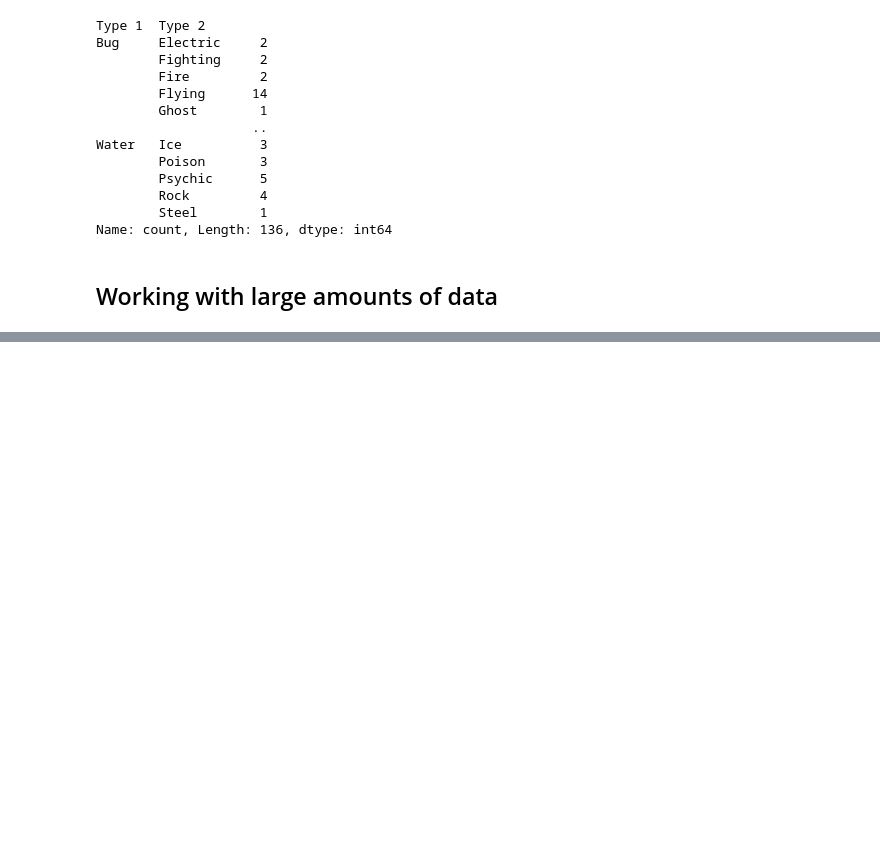
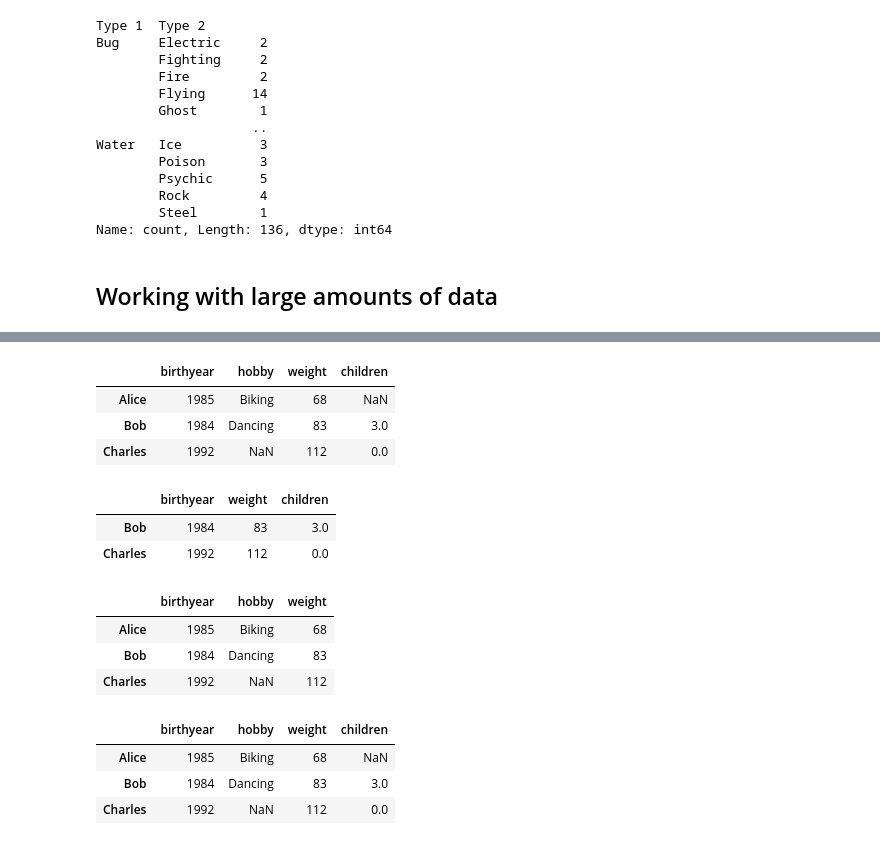
Before and after one commit to MufanColin/handson-ml3, a Jupyter notebook: practice/practice_pandas.ipynb, the cells around one changed output, grey strips where cells are left out. Drawn from its saved outputs; the diff is of its cells as text; code cells hidden in the pictures; blank space fills up the shorter version.

```diff
--- a/practice/practice_pandas.ipynb
+++ b/practice/practice_pandas.ipynb
@@ -384,0 +367,66 @@ Rock              2          2
+# %%
+people = pd.DataFrame({
+    'birthyear': {'Alice': 1985, 'Bob': 1984, 'Charles': 1992},
+    'hobby': {'Alice': 'Biking', 'Bob': 'Dancing'},
+    'weight': {'Alice': 68, 'Bob': 83, 'Charles': 112},
+    'children': {'Bob': 3.0, 'Charles': 0.0}
+})
+people
+# %% [output]
+|  | birthyear | hobby | weight | children |
+| Alice | 1985 | Biking | 68 | NaN |
+| Bob | 1984 | Dancing | 83 | 3.0 |
+| Charles | 1992 | NaN | 112 | 0.0 |
+# %%
+people = pd.DataFrame({
+    'birthyear': {'Alice': 1985, 'Bob': 1984, 'Charles': 1992},
+    'hobby': {'Alice': 'Biking', 'Bob': 'Dancing'},
+    'weight': {'Alice': 68, 'Bob': 83, 'Charles': 112},
+    'children': {'Bob': 3.0, 'Charles': 0.0}
+})
+
+new_people = pd.DataFrame({
+    'birthyear': pd.Series([2000, 2002], index=['Paul', 'Carter']),
+    'hobby': pd.Series('Running', index=['Paul']),
+    'weight': pd.Series([100, 90], index=['Paul', 'Carter']),
+    'children': pd.Series(0, index=['Paul'])
+})
+
+people = people.drop('Alice', axis=0)
+# people = people.drop()
+people = people.drop('hobby', axis=1)
+people
+# people
+
+# pd.concat([people, new_people])
+# %% [output]
+|  | birthyear | weight | children |
+| Bob | 1984 | 83 | 3.0 |
+| Charles | 1992 | 112 | 0.0 |
+# %%
+people = pd.DataFrame({
+    'birthyear': {'Alice': 1985, 'Bob': 1984, 'Charles': 1992},
+    'hobby': {'Alice': 'Biking', 'Bob': 'Dancing'},
+    'weight': {'Alice': 68, 'Bob': 83, 'Charles': 112},
+    'children': {'Bob': 3.0, 'Charles': 0.0}
+})
+people = people.drop('children', axis=1)
+people
+# %% [output]
+|  | birthyear | hobby | weight |
+| Alice | 1985 | Biking | 68 |
+| Bob | 1984 | Dancing | 83 |
+| Charles | 1992 | NaN | 112 |
+# %%
+people = pd.DataFrame({
+    'birthyear': {'Alice': 1985, 'Bob': 1984, 'Charles': 1992},
+    'hobby': {'Alice': 'Biking', 'Bob': 'Dancing'},
+    'weight': {'Alice': 68, 'Bob': 83, 'Charles': 112},
+    'children': {'Bob': 3.0, 'Charles': 0.0}
+})
+people
+# %% [output]
+|  | birthyear | hobby | weight | children |
+| Alice | 1985 | Biking | 68 | NaN |
+| Bob | 1984 | Dancing | 83 | 3.0 |
+| Charles | 1992 | NaN | 112 | 0.0 |
```
Also changed, not shown: parts of 4 cells of this notebook, 5 other files.
